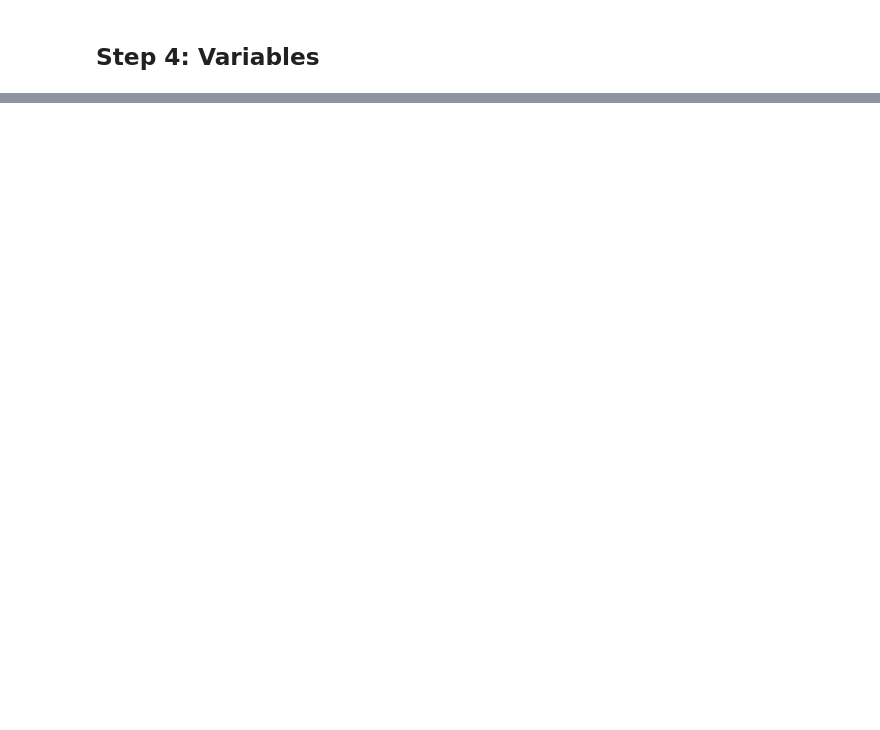
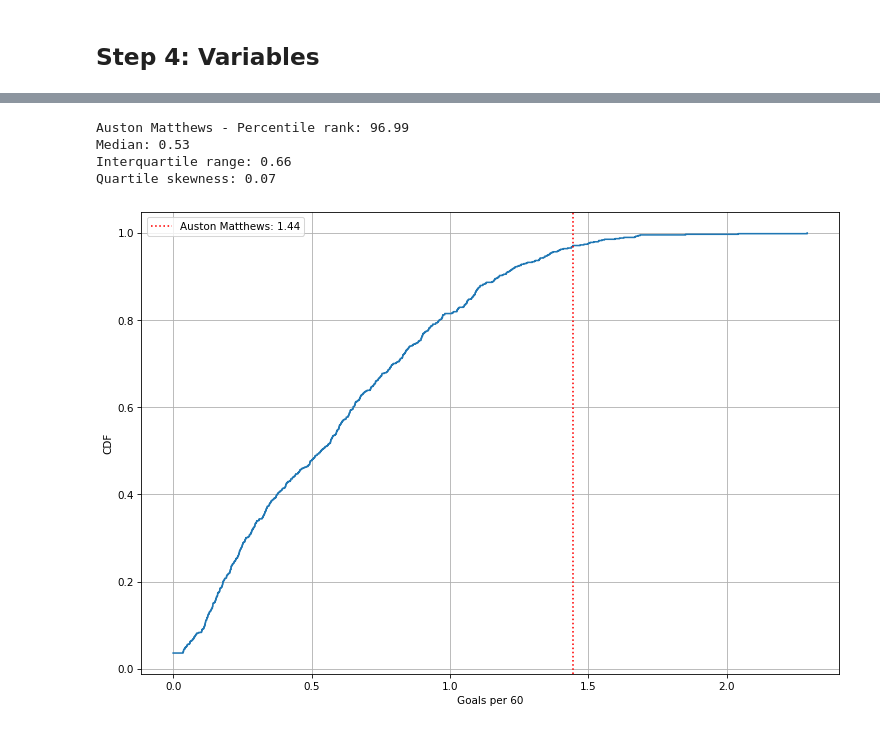
Before and after one commit to thedanicode24/moneypuck-data, a Jupyter notebook: skaters/goals-per-60.ipynb, the cells around one changed output, grey strips where cells are left out. Cells and saved outputs as stored; diff of their text form; code cells hidden in the pictures; blank space fills up the shorter version.

```diff
--- a/skaters/goals-per-60.ipynb
+++ b/skaters/goals-per-60.ipynb
@@ -98,0 +65,7 @@ for sit in situations:
+# %%
+situation = "all"
+feature1 = "I_F_goals"
+feature2 = "icetime"
+feature = "goals_per_60"
+min_games_played = 20
+name_player="Auston Matthews"
@@ -98,0 +74,3 @@ for sit in situations:
+# %%
+df[feature] = (df[feature1] / df[feature2]) * 3600
+#df_sit['xG_per_60'] = (df_sit['I_F_xGoals'] / df_sit['icetime']) * 60
@@ -98,0 +79,2 @@ for sit in situations:
+# %%
+df = df[(df["situation"]==situation) & (df["games_played"]>=min_games_played)]
@@ -98,0 +105,12 @@ for sit in situations:
+# %%
+vals = df[feature].values
+ref = df[df["name"]==name_player][feature].values[0]
+
+cdf_utils.percentile_rank(ref, vals, label=name_player)
+cdf_utils.plot_cdf(ref, vals, label=name_player, xlabel="Goals per 60")
+# %% [output]
+Auston Matthews - Percentile rank: 96.99
+Median: 0.53
+Interquartile range: 0.66
+Quartile skewness: 0.07
+[figure, added]
```
Also changed, not shown: parts of 12 cells of this notebook, 1 other file.
